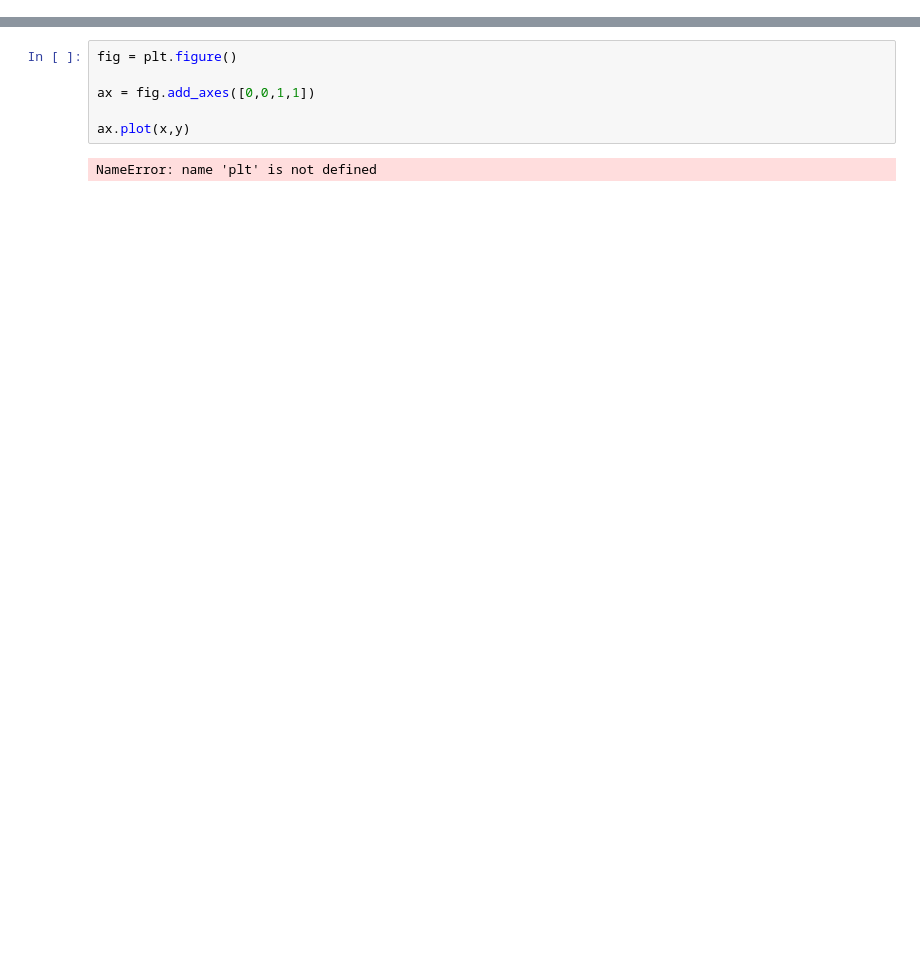
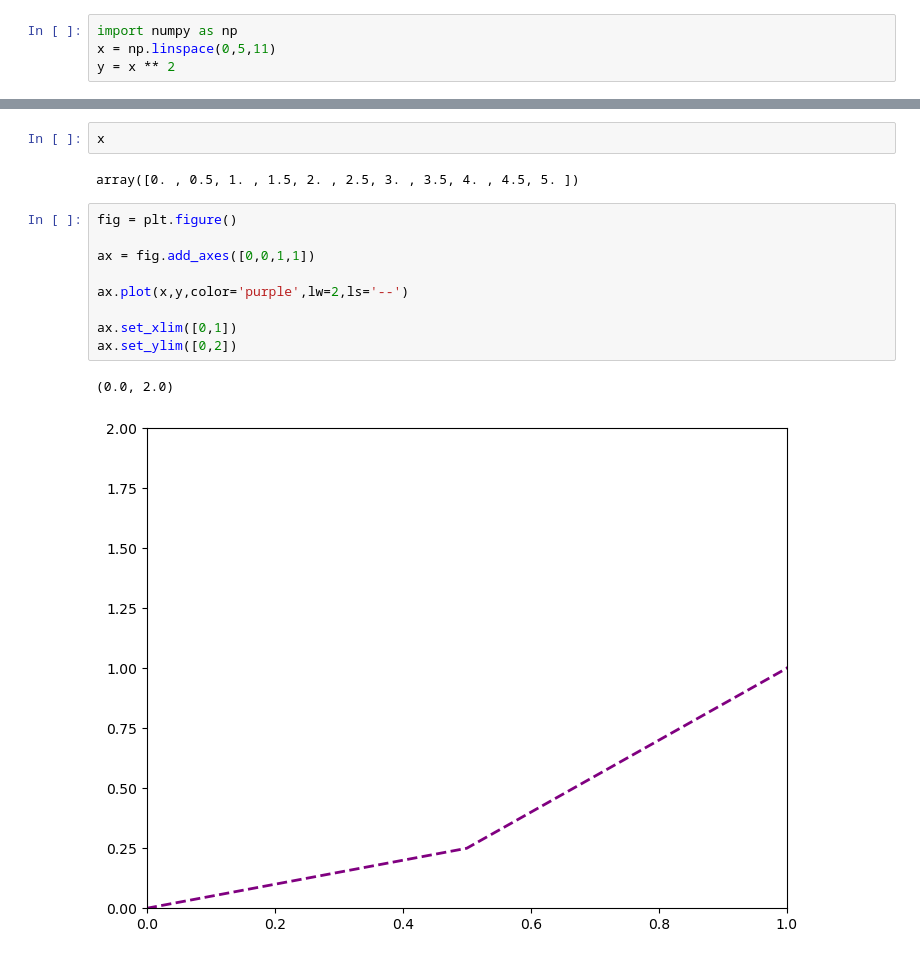
Before and after one commit to Nomathembaa/Python-Udemy_Course, a Jupyter notebook: Matplotlib/Matplotlib Part 3.ipynb, the cells around one changed output, grey strips where cells are left out. Cells and saved outputs as stored; diff of their text form; blank space fills up the shorter version.

```diff
--- a/Matplotlib/Matplotlib Part 3.ipynb
+++ b/Matplotlib/Matplotlib Part 3.ipynb
@@ -0,0 +5,4 @@
+# %%
+import numpy as np
+x = np.linspace(0,5,11)
+y = x ** 2
@@ -1,8 +19,16 @@
+# %%
+x
+# %% [output]
+array([0. , 0.5, 1. , 1.5, 2. , 2.5, 3. , 3.5, 4. , 4.5, 5. ])
 # %%
 fig = plt.figure()
 
 ax = fig.add_axes([0,0,1,1])
 
-ax.plot(x,y)
+ax.plot(x,y,color='purple',lw=2,ls='--')
+
+ax.set_xlim([0,1])
+ax.set_ylim([0,2])
 # %% [output]
-NameError: name 'plt' is not defined
+(0.0, 2.0)
+[figure, added]
```
Also changed, not shown: parts of 3 cells of this notebook, 6 other files.
